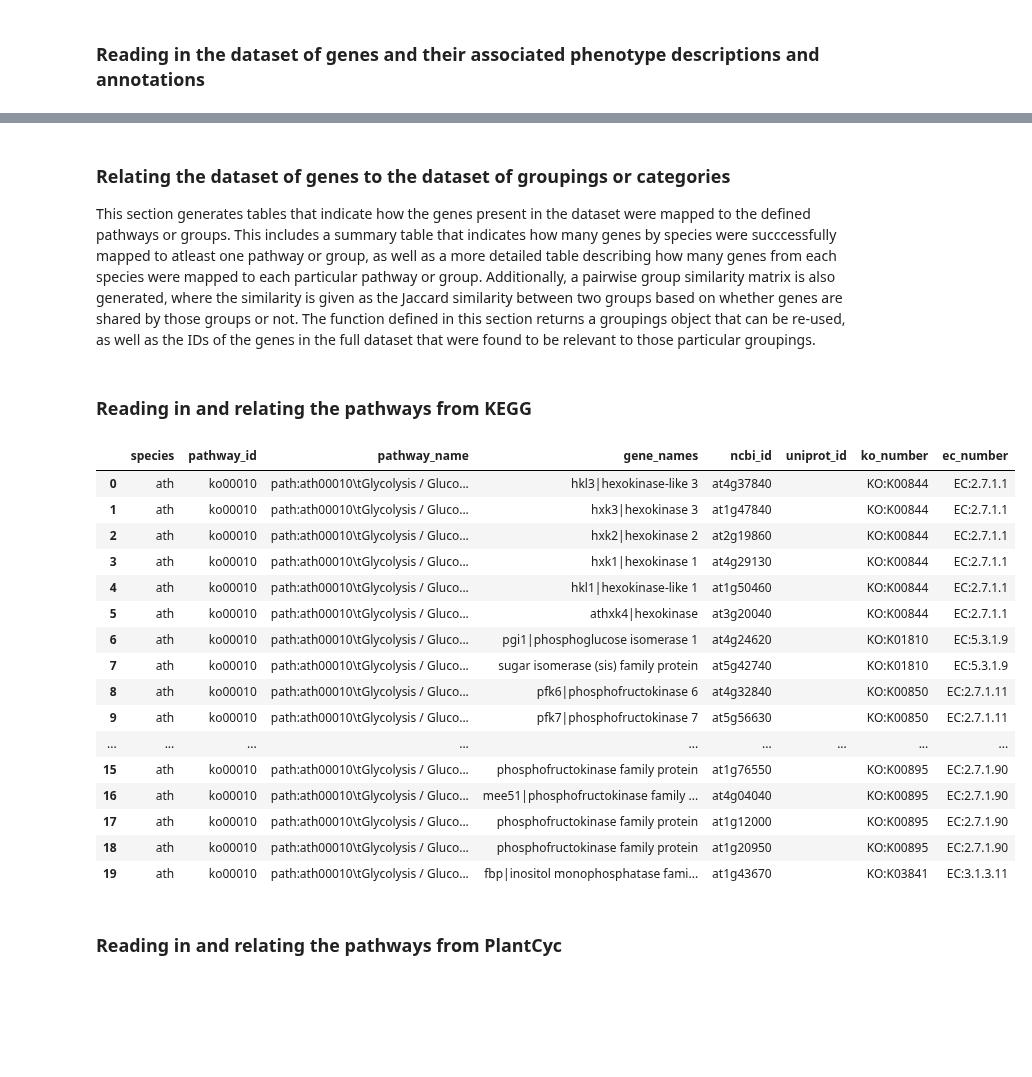
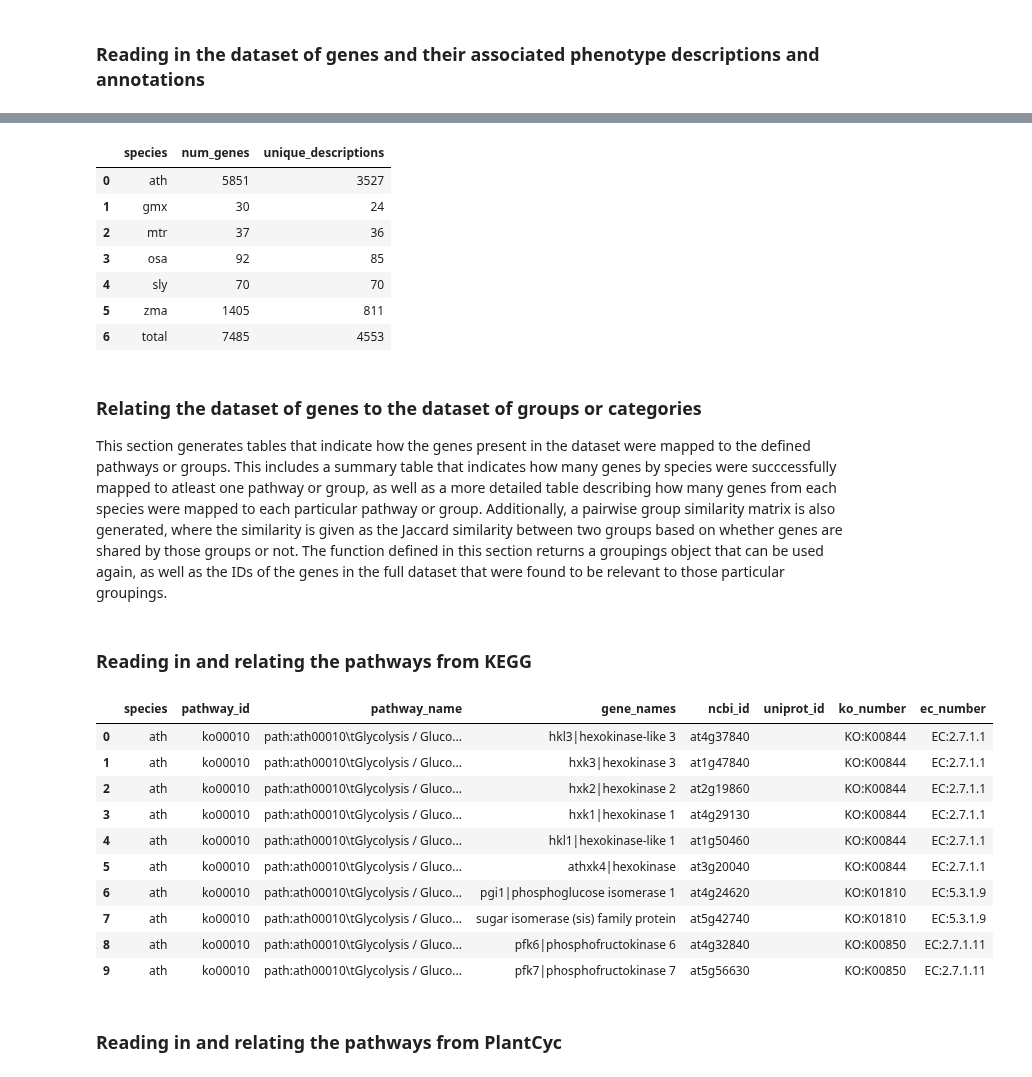
Before and after one commit to irbraun/plant-phenotypes-nlp, a Jupyter notebook: notebooks/Analysis.ipynb, the cells around one changed output, grey strips where cells are left out. Drawn from its saved outputs; the diff is of its cells as text; code cells hidden in the pictures; blank space fills up the shorter version.

```diff
--- a/notebooks/Analysis.ipynb
+++ b/notebooks/Analysis.ipynb
@@ -175,27 +179,42 @@ else:
 OUTPUT_DIR = os.path.join("../outputs","{}_r{}".format(datetime.datetime.now().strftime('%m_%d_%Y_h%Hm%Ms%S'),random.randrange(1000,9999)))
 os.mkdir(OUTPUT_DIR)
 # %%
-dataset_filename = "../data/pickles/gene_phenotype_dataset_all_text_and_annotations.pickle"          # The full dataset pickle.
+# Paths to different datasets containing gene names, text descriptions, and/or ontology term annotations.
+plant_dataset_path = "../data/pickles/gene_phenotype_dataset_all_text_and_annotations.pickle"        # The full dataset pickle.
+snpedia_dataset_path = "../data/reshaped_files/hsa_snpedia_page_texts.csv"
+
+# Paths to datasets of sentence or description pairs.
+paired_phenotypes_path = "../data/corpus_related_files/phenotype_pairs/scored.csv"
+biosses_datset_path = "../data/paired_sentences/biosses/cleaned_by_me.csv"
+
+# Paths to pickle objects that contain mappings to biochemical pathways or groups.
 kegg_pathways_filename = "../data/pickles/groupings_from_kegg_pathways.pickle"                       # The pathway groupings from KEGG.
 pmn_pathways_filename = "../data/pickles/groupings_from_pmn_pathways.pickle"                         # The pahway groupings from Plant Metabolic Network.
 lloyd_subsets_filename = "../data/pickles/groupings_from_lloyd_subsets.pickle"                       # The functional subsets defined by Lloyd and Meinke (2012).
 lloyd_classes_filename = "../data/pickles/groupings_from_lloyd_classes.pickle"                       # The functional classes defined by Lloyd and Meinke (2012).
+
+# Pathways to text corpora files that are used in this analysis.
 background_corpus_filename = "../data/corpus_related_files/untagged_text_corpora/background.txt"     # Text file with background content.
 phenotypes_corpus_filename = "../data/corpus_related_files/untagged_text_corpora/phenotypes_all.txt" # Text file with specific content.
+
+# Paths to pretrained or saved language models that are used in this analysis.
 doc2vec_pubmed_filename = "../gensim/pubmed_dbow/doc2vec_2.bin"                                      # File holding saved Doc2Vec model trained on PubMed.
 doc2vec_wikipedia_filename = "../gensim/enwiki_dbow/doc2vec.bin"                                     # File holding saved Doc2Vec model trained on Wikipedia.
 word2vec_model_filename = "../gensim/wiki_sg/word2vec.bin"                                           # File holding saved Word2Vec model trained on Wikipedia.
-go_filename = "../ontologies/go.obo"                                                                 # Gene Ontology file in OBO format.
-po_filename = "../ontologies/po.obo"                                                                 # Plant Ontology file in OBO format.
-pato_filename = "../ontologies/pato.obo"                                                             # Phenotype and Trait Ontology file in OBO format.
 noblecoder_jarfile_path = "../lib/NobleCoder-1.0.jar"                                                # Jar for NOBLE Coder annotation tool.
 biobert_pmc_path = "../gensim/biobert_v1.0_pmc/pytorch_model"                                        # Path for PyTorch BioBERT model.
 biobert_pubmed_path = "../gensim/biobert_v1.0_pubmed/pytorch_model"                                  # Path for PyTorch BioBERT model.
 biobert_pubmed_pmc_path = "../gensim/biobert_v1.0_pubmed_pmc/pytorch_model"                          # Path for PyTorch BioBERT model.
+
+# Paths to obo ontology files are used to create the ontology objects used.
+go_filename = "../ontologies/go.obo"                                                                 # Gene Ontology file in OBO format.
+po_filename = "../ontologies/po.obo"                                                                 # Plant Ontology file in OBO format.
+pato_filename = "../ontologies/pato.obo"                                                             # Phenotype and Trait Ontology file in OBO format.
+
+# Paths to other files.
 panther_to_omim_filename = "../data/orthology_related_files/ath_to_hsa/pantherdb_omim_df.csv"        # File with mappings to human orthologs and disease phenotypes.
 pppn_edgelist_path = "../data/supplemental_files_oellrich_walls/13007_2015_53_MOESM9_ESM.txt"
 ortholog_file_path = "../data/orthology_related_files/pantherdb/PlantGenomeOrthologs_IRB_Modified.txt"
-paired_phenotypes_path = "../data/corpus_related_files/phenotype_pairs/scored.csv"
 lloyd_function_hierarchy_path = "../data/group_related_files/lloyd/lloyd_function_hierarchy_irb_cleaned.csv"
 # %% [markdown]
 <a id="read_text_data"></a>
@@ -216,0 +222,10 @@ dataset.describe()
+# %%
+# Loading the human dataset of concatenated SNP descriptions for genes in SNPedia.
+snpedia_dataset = Dataset(snpedia_dataset_path)
+snpedia_dataset.filter_has_description()
+snpedia_dataset.describe()
+
+# Loading the plant dataset of phenotype descriptions.
+plant_dataset = load_from_pickle(plant_dataset_path)
+plant_dataset.filter_has_description()
+plant_dataset.describe()
@@ -217,7 +241,20 @@ dataset.describe()
+# %%
+# Which dataset should be used as the dataset to look at for the rest of the analysis?
+dataset = plant_dataset
+dataset.describe()
+# %% [output]
+|  | species | num_genes | unique_descriptions |
+| 0 | ath | 5851 | 3527 |
+| 1 | gmx | 30 | 24 |
+| 2 | mtr | 37 | 36 |
+| 3 | osa | 92 | 85 |
+| 4 | sly | 70 | 70 |
+| 5 | zma | 1405 | 811 |
+| 6 | total | 7485 | 4553 |
 # %% [markdown]
 <a id="relating"></a>
-### Relating the dataset of genes to the dataset of groupings or categories
-This section generates tables that indicate how the genes present in the dataset were mapped to the defined pathways or groups. This includes a summary table that indicates how many genes by species were succcessfully mapped to atleast one pathway or group, as well as a more detailed table describing how many genes from each species were mapped to each particular pathway or group. Additionally, a pairwise group similarity matrix is also generated, where the similarity is given as the Jaccard similarity between two groups based on whether genes are shared by those groups or not. The function defined in this section returns a groupings object that can be re-used, as well as the IDs of the genes in the full dataset that were found to be relevant to those particular groupings.
+### Relating the dataset of genes to the dataset of groups or categories
+This section generates tables that indicate how the genes present in the dataset were mapped to the defined pathways or groups. This includes a summary table that indicates how many genes by species were succcessfully mapped to atleast one pathway or group, as well as a more detailed table describing how many genes from each species were mapped to each particular pathway or group. Additionally, a pairwise group similarity matrix is also generated, where the similarity is given as the Jaccard similarity between two groups based on whether genes are shared by those groups or not. The function defined in this section returns a groupings object that can be used again, as well as the IDs of the genes in the full dataset that were found to be relevant to those particular groupings.
 # %%
 def read_in_groupings_object_and_write_summary_tables(dataset, groupings_filename, name):
 
@@ -291,25 +328,19 @@ def read_in_groupings_object_and_write_summary_tables(dataset, groupings_filenam
 # %%
 # Readin in the dataset of groupings for pathways in KEGG.
 kegg_groups, kegg_mapped_ids = read_in_groupings_object_and_write_summary_tables(dataset, kegg_pathways_filename, "kegg")
-kegg_groups.to_pandas().head(20)
+kegg_groups.to_pandas().head(10)
 # %% [output]
 |  | species | pathway_id | pathway_name | gene_names | ncbi_id | uniprot_id | ko_number | ec_number |
 | 0 | ath | ko00010 | path:ath00010\tGlycolysis / Gluco... | hkl3|hexokinase-like 3 | at4g37840 |  | KO:K00844 | EC:2.7.1.1 |
 | 1 | ath | ko00010 | path:ath00010\tGlycolysis / Gluco... | hxk3|hexokinase 3 | at1g47840 |  | KO:K00844 | EC:2.7.1.1 |
 | 2 | ath | ko00010 | path:ath00010\tGlycolysis / Gluco... | hxk2|hexokinase 2 | at2g19860 |  | KO:K00844 | EC:2.7.1.1 |
 | 3 | ath | ko00010 | path:ath00010\tGlycolysis / Gluco... | hxk1|hexokinase 1 | at4g29130 |  | KO:K00844 | EC:2.7.1.1 |
 | 4 | ath | ko00010 | path:ath00010\tGlycolysis / Gluco... | hkl1|hexokinase-like 1 | at1g50460 |  | KO:K00844 | EC:2.7.1.1 |
 | 5 | ath | ko00010 | path:ath00010\tGlycolysis / Gluco... | athxk4|hexokinase | at3g20040 |  | KO:K00844 | EC:2.7.1.1 |
 | 6 | ath | ko00010 | path:ath00010\tGlycolysis / Gluco... | pgi1|phosphoglucose isomerase 1 | at4g24620 |  | KO:K01810 | EC:5.3.1.9 |
 | 7 | ath | ko00010 | path:ath00010\tGlycolysis / Gluco... | sugar isomerase (sis) family protein | at5g42740 |  | KO:K01810 | EC:5.3.1.9 |
 | 8 | ath | ko00010 | path:ath00010\tGlycolysis / Gluco... | pfk6|phosphofructokinase 6 | at4g32840 |  | KO:K00850 | EC:2.7.1.11 |
 | 9 | ath | ko00010 | path:ath00010\tGlycolysis / Gluco... | pfk7|phosphofructokinase 7 | at5g56630 |  | KO:K00850 | EC:2.7.1.11 |
-| ... | ... | ... | ... | ... | ... | ... | ... | ... |
-| 15 | ath | ko00010 | path:ath00010\tGlycolysis / Gluco... | phosphofructokinase family protein | at1g76550 |  | KO:K00895 | EC:2.7.1.90 |
-| 16 | ath | ko00010 | path:ath00010\tGlycolysis / Gluco... | mee51|phosphofructokinase family ... | at4g04040 |  | KO:K00895 | EC:2.7.1.90 |
-| 17 | ath | ko00010 | path:ath00010\tGlycolysis / Gluco... | phosphofructokinase family protein | at1g12000 |  | KO:K00895 | EC:2.7.1.90 |
-| 18 | ath | ko00010 | path:ath00010\tGlycolysis / Gluco... | phosphofructokinase family protein | at1g20950 |  | KO:K00895 | EC:2.7.1.90 |
-| 19 | ath | ko00010 | path:ath00010\tGlycolysis / Gluco... | fbp|inositol monophosphatase fami... | at1g43670 |  | KO:K03841 | EC:3.1.3.11 |
 # %% [markdown]
 <a id="plantcyc"></a>
 ### Reading in and relating the pathways from PlantCyc
```
Also changed, not shown: parts of 27 cells of this notebook, 1 other file.
